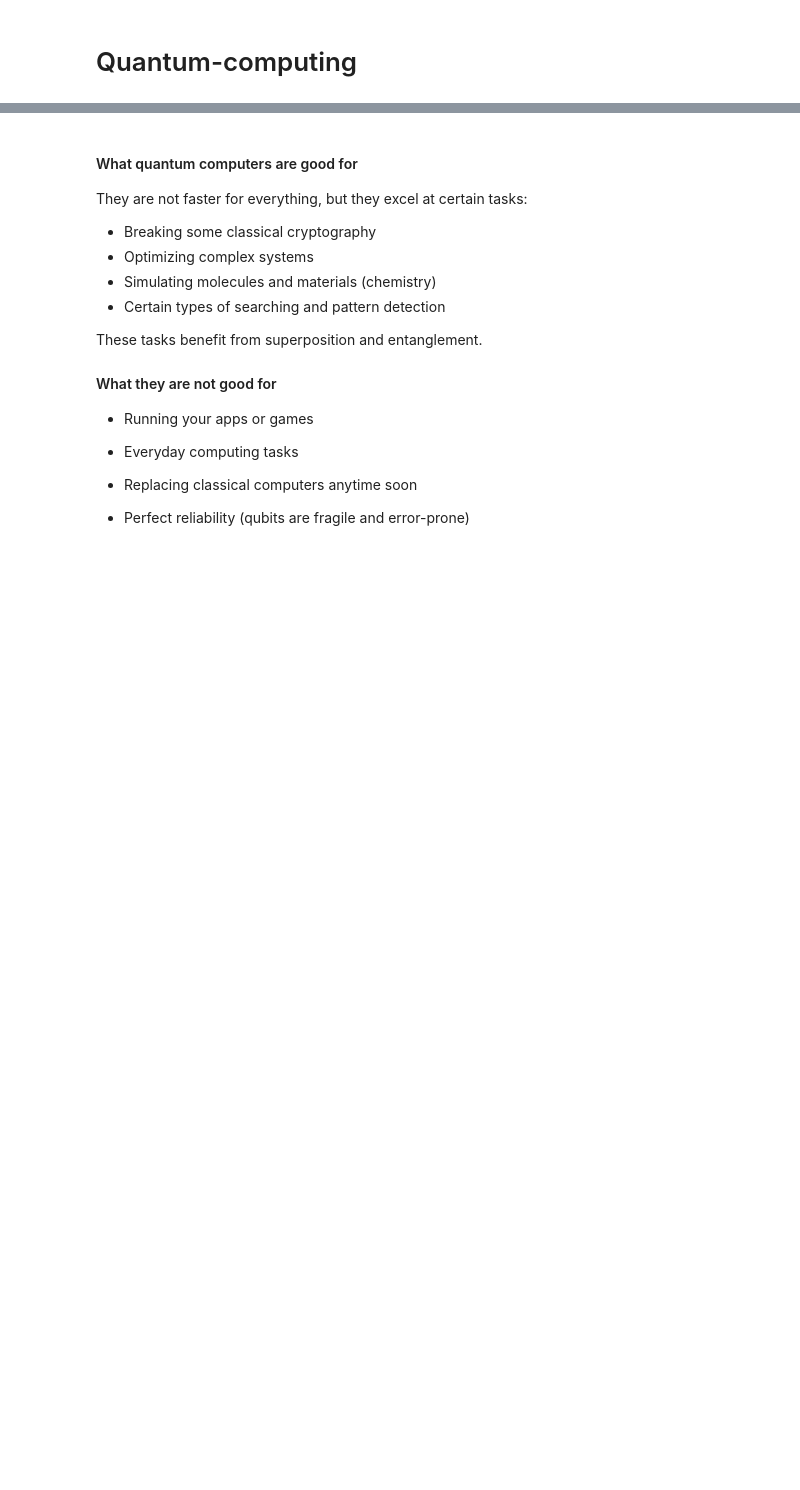
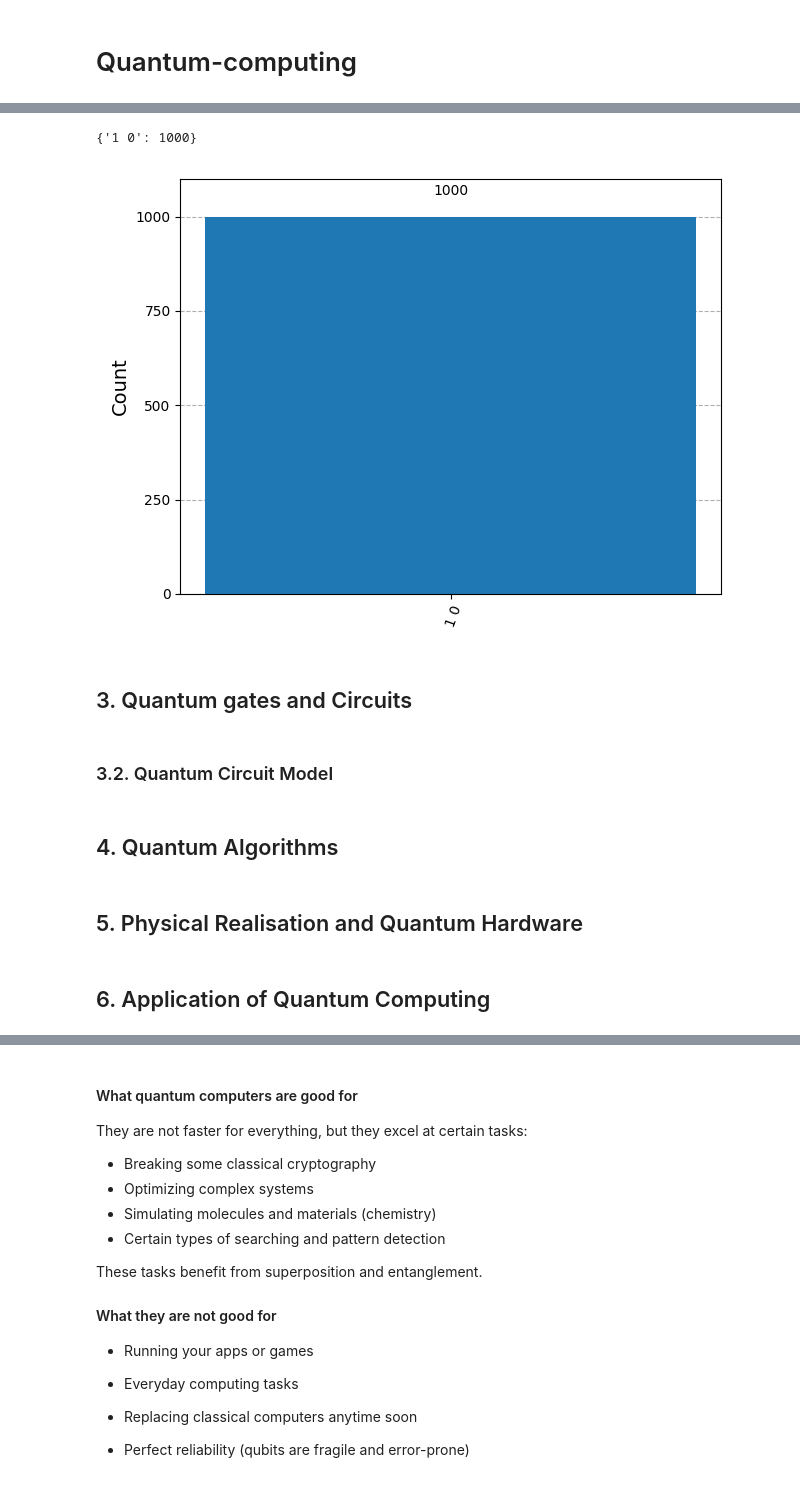
Before and after one commit to MariyaSV78/notebook_Quantum-computing, a Jupyter notebook: Quantum-computing.ipynb, the cells around one changed output, grey strips where cells are left out. Cells and saved outputs as stored; diff of their text form; code cells hidden in the pictures; blank space fills up the shorter version.

Commit message:
measurements

```diff
--- a/Quantum-computing.ipynb
+++ b/Quantum-computing.ipynb
@@ -37,0 +624,39 @@ Interference can be used to amplify correct answers and cancel out wrong ones in
+# %%
+import numpy as np
+from qiskit import QuantumCircuit
+from qiskit.visualization import plot_bloch_multivector
+from qiskit.visualization import plot_histogram
+
+from qiskit_aer import AerSimulator
+
+# Create a 1-qubit circuit with 1 classical bit
+qc = QuantumCircuit(1,1)
+
+# Initialize the qubit
+qc.initialize(psi, 0)
+
+# Add measurement
+qc.measure_all()
+
+# Simulate
+sim = AerSimulator()
+result = sim.run(qc, shots=1000).result()
+counts = result.get_counts()
+
+# Measurement results
+print(counts)
+plot_histogram(counts)
+plt.close(fig)
+# %% [output]
+{'1 0': 1000}
+[figure, added]
+# %% [markdown]
+## 3. Quantum gates and Circuits
+# %% [markdown]
+### 3.2. Quantum Circuit Model
+# %% [markdown]
+## 4. Quantum Algorithms
+# %% [markdown]
+## 5. Physical Realisation and Quantum Hardware
+# %% [markdown]
+## 6. Application of Quantum Computing
```
Also changed, not shown: parts of 34 cells of this notebook, 17 other files.
